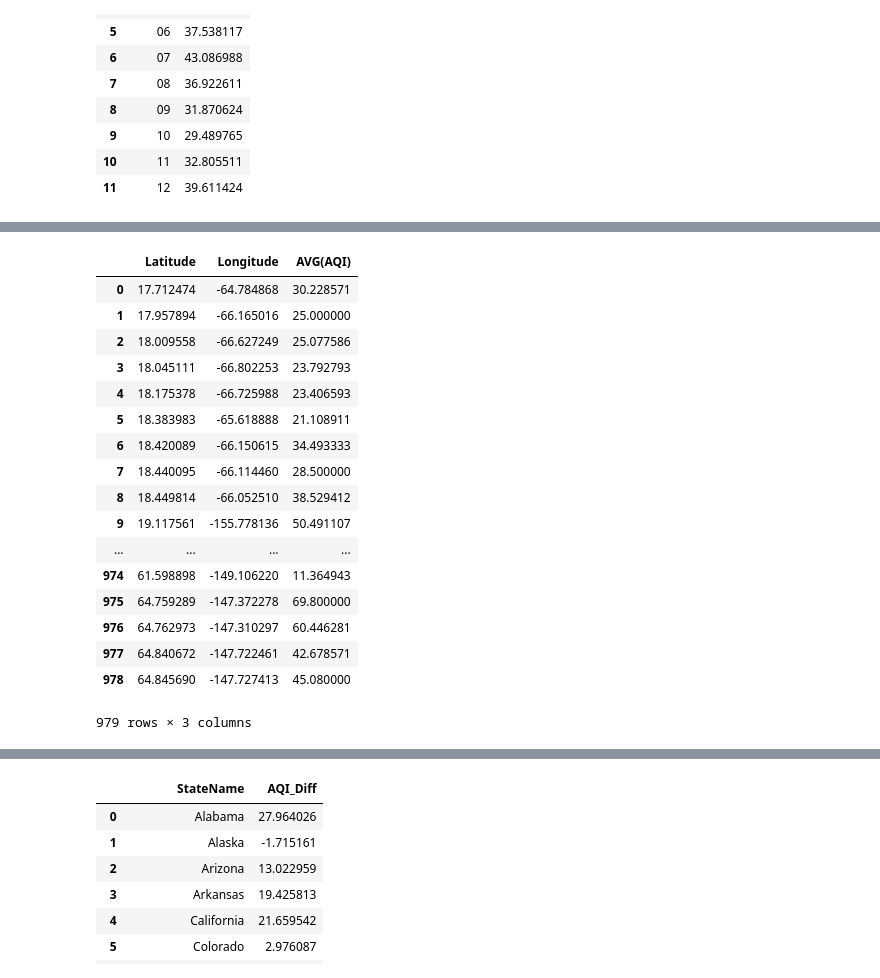
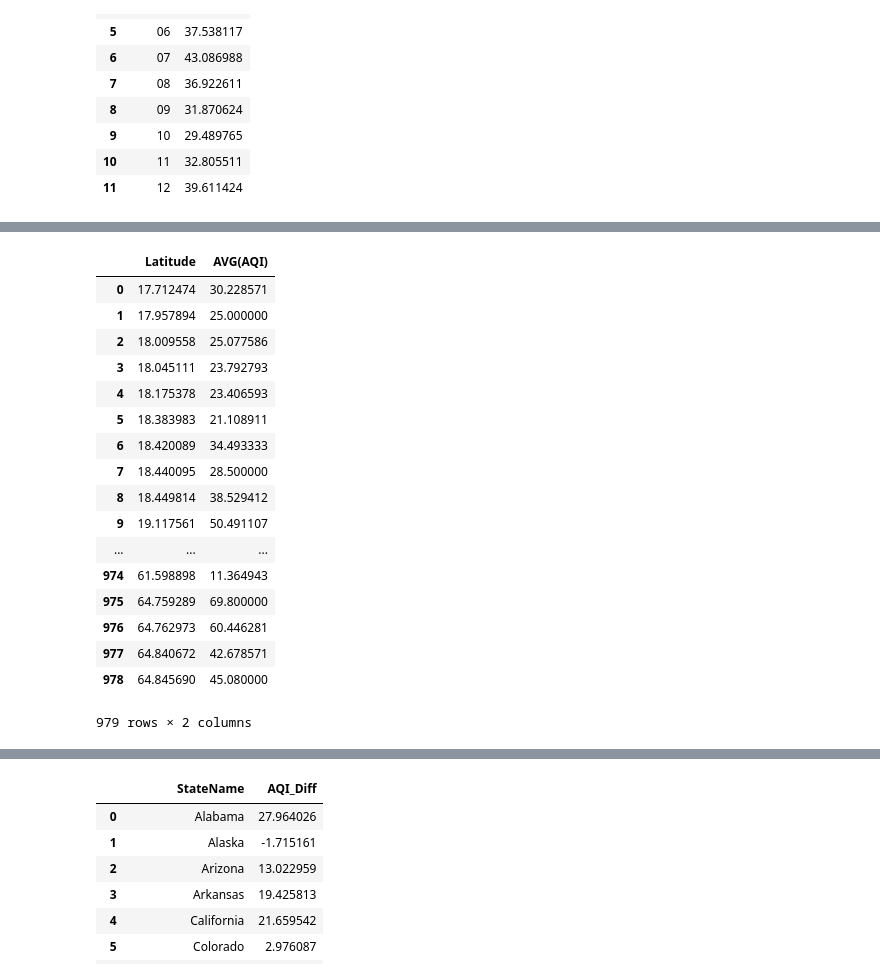
Before and after one commit to kirthan18/DBMS, a Jupyter notebook: Data Analysis/AQI_Analysis.ipynb, the cells around one changed output, grey strips where cells are left out. Drawn from its saved outputs; the diff is of its cells as text; code cells hidden in the pictures.

Commit message:
Changed query 3

```diff
--- a/Data Analysis/AQI_Analysis.ipynb
+++ b/Data Analysis/AQI_Analysis.ipynb
@@ -174,31 +174,31 @@ High five! You successfuly sent some data to your account on plotly. View your p
 [interactive output not drawn]
 # %%
 # Query 2 - Relation between location and AQI in 2015
-lat_long_aqi = pd.read_sql_query("""SELECT Latitude, Longitude, AVG(AQI) FROM data
+lat_long_aqi = pd.read_sql_query("""SELECT Latitude, AVG(AQI) FROM data
 WHERE SUBSTR(DateLocal,1,4) = '2015'
-GROUP BY Latitude, Longitude
-ORDER BY Latitude, Longitude""", db_conn)
+GROUP BY Latitude
+ORDER BY Latitude""", db_conn)
 
 display(lat_long_aqi)
 # %% [output]
-|  | Latitude | Longitude | AVG(AQI) |
-| 0 | 17.712474 | -64.784868 | 30.228571 |
-| 1 | 17.957894 | -66.165016 | 25.000000 |
-| 2 | 18.009558 | -66.627249 | 25.077586 |
-| 3 | 18.045111 | -66.802253 | 23.792793 |
-| 4 | 18.175378 | -66.725988 | 23.406593 |
-| 5 | 18.383983 | -65.618888 | 21.108911 |
-| 6 | 18.420089 | -66.150615 | 34.493333 |
-| 7 | 18.440095 | -66.114460 | 28.500000 |
-| 8 | 18.449814 | -66.052510 | 38.529412 |
-| 9 | 19.117561 | -155.778136 | 50.491107 |
-| ... | ... | ... | ... |
-| 974 | 61.598898 | -149.106220 | 11.364943 |
-| 975 | 64.759289 | -147.372278 | 69.800000 |
-| 976 | 64.762973 | -147.310297 | 60.446281 |
-| 977 | 64.840672 | -147.722461 | 42.678571 |
-| 978 | 64.845690 | -147.727413 | 45.080000 |
+|  | Latitude | AVG(AQI) |
+| 0 | 17.712474 | 30.228571 |
+| 1 | 17.957894 | 25.000000 |
+| 2 | 18.009558 | 25.077586 |
+| 3 | 18.045111 | 23.792793 |
+| 4 | 18.175378 | 23.406593 |
+| 5 | 18.383983 | 21.108911 |
+| 6 | 18.420089 | 34.493333 |
+| 7 | 18.440095 | 28.500000 |
+| 8 | 18.449814 | 38.529412 |
+| 9 | 19.117561 | 50.491107 |
+| ... | ... | ... |
+| 974 | 61.598898 | 11.364943 |
+| 975 | 64.759289 | 69.800000 |
+| 976 | 64.762973 | 60.446281 |
+| 977 | 64.840672 | 42.678571 |
+| 978 | 64.845690 | 45.080000 |
-979 rows × 3 columns
+979 rows × 2 columns
 # %%
 import plotly.plotly as py
 import plotly.graph_objs as go
```
Also changed, not shown: parts of 2 cells of this notebook.
